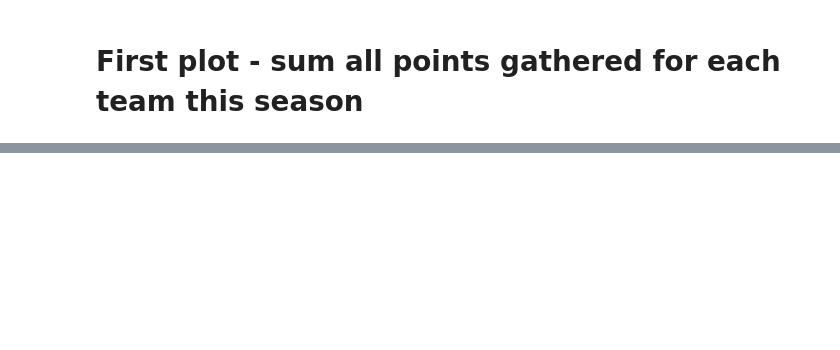
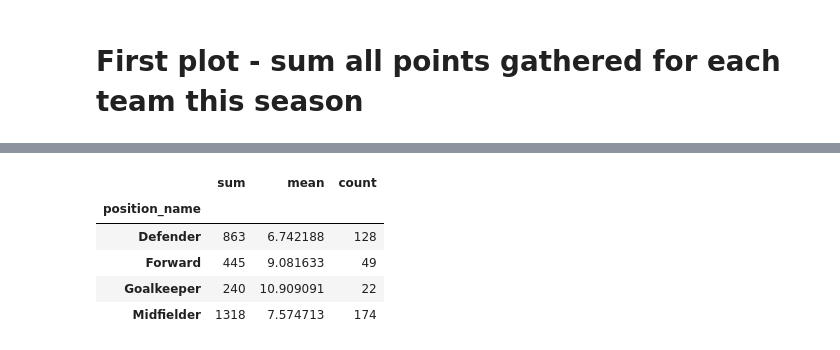
Before and after one commit to JedrzejSarna/fpl_analysis, a Jupyter notebook: FPL_analysis.ipynb, the cells around one changed output, grey strips where cells are left out. Cells and saved outputs as stored; diff of their text form; code cells hidden in the pictures; blank space fills up the shorter version.

```diff
--- a/FPL_analysis.ipynb
+++ b/FPL_analysis.ipynb
@@ -370,0 +449,12 @@ fi
+# %%
+played_already = final_dataset[final_dataset['total_points'] >= 1]
+df = played_already.groupby('position_name')['total_points'].agg(['sum', 'mean', 'count'])
+# %%
+df
+# %% [output]
+|  | sum | mean | count |
+| position_name |  |  |  |
+| Defender | 863 | 6.742188 | 128 |
+| Forward | 445 | 9.081633 | 49 |
+| Goalkeeper | 240 | 10.909091 | 22 |
+| Midfielder | 1318 | 7.574713 | 174 |
```
Also changed, not shown: parts of 13 cells of this notebook.
